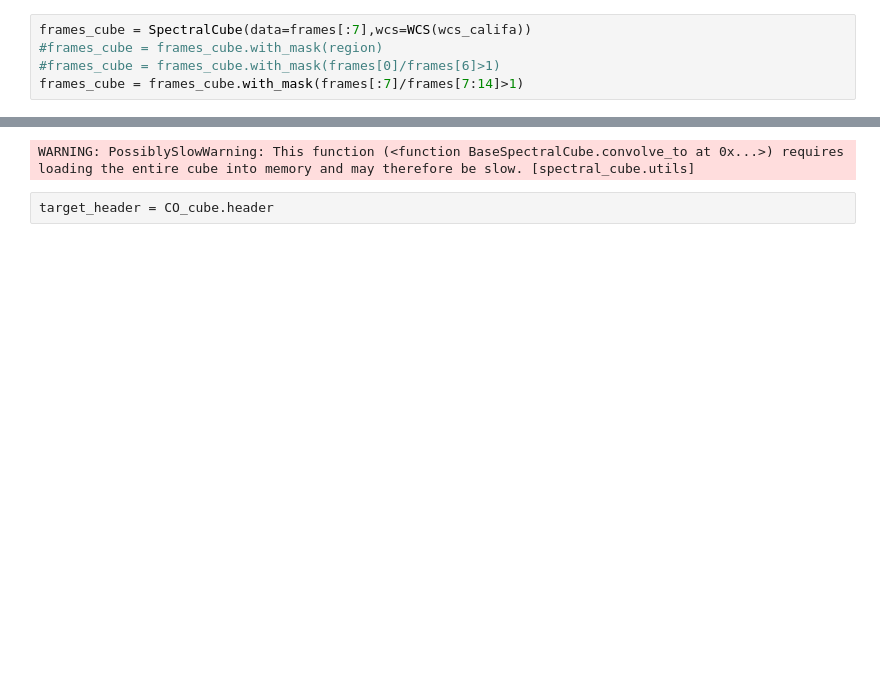
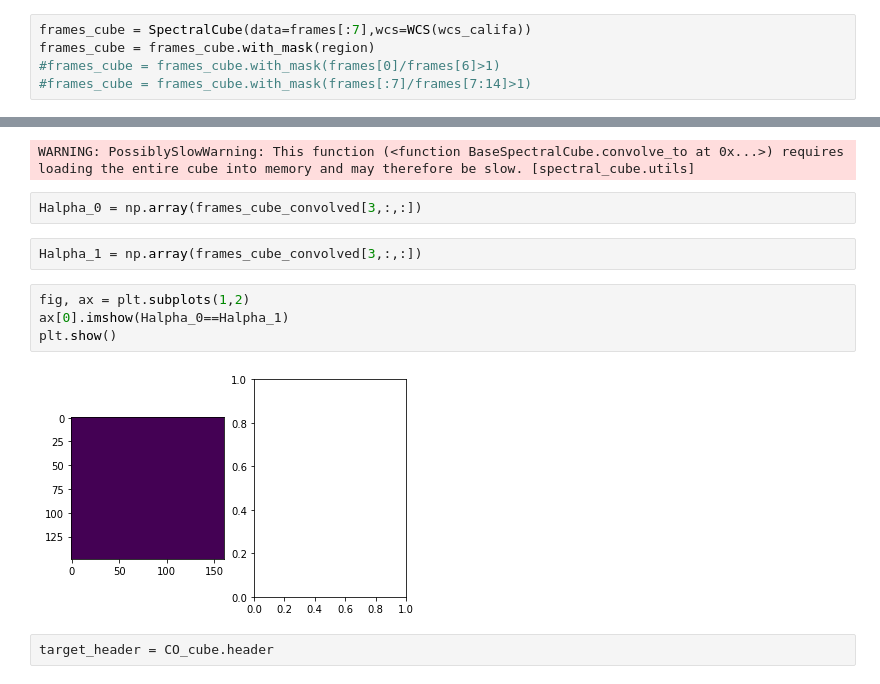
Before and after one commit to Bruno-Rodriguez/quenching-nearby-galaxies, a Jupyter notebook: smooth_and_reproject_cubes.ipynb, the cells around one changed output, grey strips where cells are left out. Saved outputs shown, nothing was run; the diff lists cells and outputs as text; blank space fills up the shorter version.

```diff
--- a/smooth_and_reproject_cubes.ipynb
+++ b/smooth_and_reproject_cubes.ipynb
@@ -156,9 +183,9 @@ for signal,noise in zip(frames[:7],frames[7:14]):
 (14, 149, 160)
 # %%
 frames_cube = SpectralCube(data=frames[:7],wcs=WCS(wcs_califa))
-#frames_cube = frames_cube.with_mask(region)
+frames_cube = frames_cube.with_mask(region)
 #frames_cube = frames_cube.with_mask(frames[0]/frames[6]>1)
-frames_cube = frames_cube.with_mask(frames[:7]/frames[7:14]>1)
+#frames_cube = frames_cube.with_mask(frames[:7]/frames[7:14]>1)
 # %%
 beam_califa = radio_beam.Beam(major=2.5*u.arcsec, minor=2.5*u.arcsec, pa=0*u.deg)
 beam_CO = radio_beam.Beam(major=6*u.arcsec, minor=6*u.arcsec, pa=0*u.deg)
@@ -172,6 +199,16 @@ frames_cube = frames_cube.with_beam(beam_califa)
 frames_cube_convolved = frames_cube.convolve_to(beam_CO)
 # %% [output]
 WARNING: PossiblySlowWarning: This function (<function BaseSpectralCube.convolve_to at 0x...>) requires loading the entire cube into memory and may therefore be slow. [spectral_cube.utils]
+# %%
+Halpha_0 = np.array(frames_cube_convolved[3,:,:])
+# %%
+Halpha_1 = np.array(frames_cube_convolved[3,:,:])
+# %%
+fig, ax = plt.subplots(1,2)
+ax[0].imshow(Halpha_0==Halpha_1)
+plt.show()
+# %% [output]
+[figure, added]
 # %%
 target_header = CO_cube.header
 # %%
```
Also changed, not shown: parts of 8 cells of this notebook.
